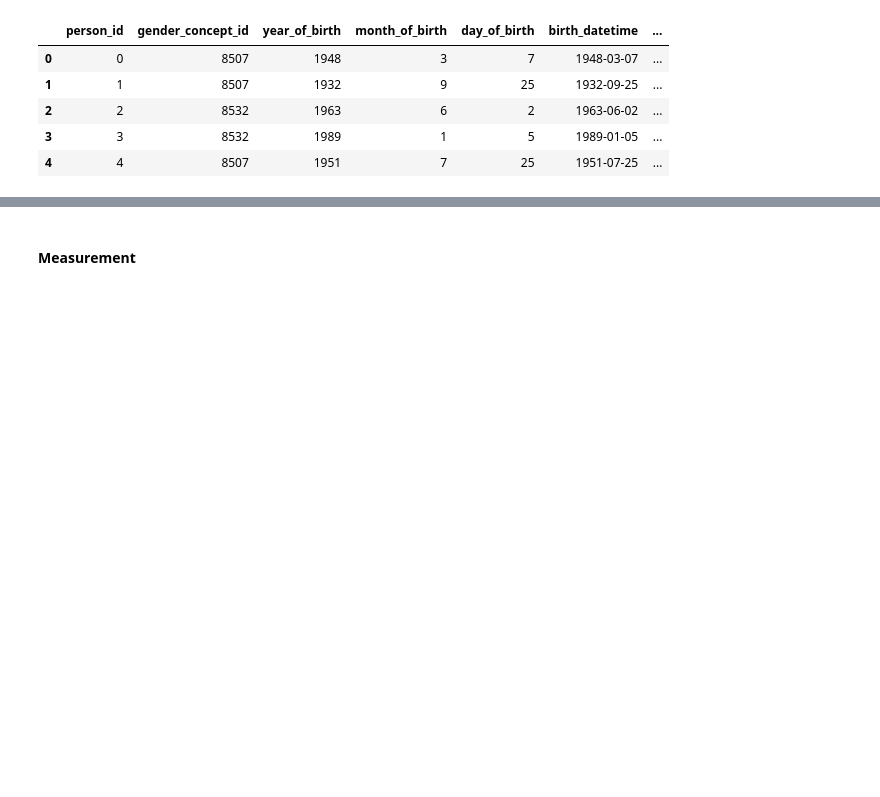
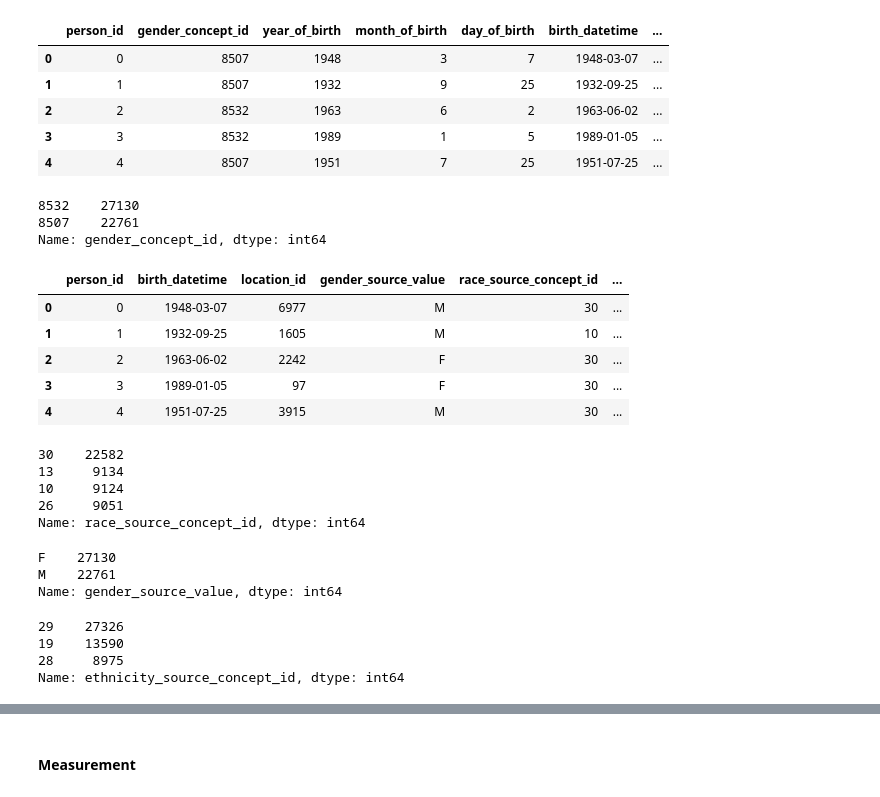
Before and after one commit to sd845/COVID-19-DREAM-Challenge, a Jupyter notebook: question1.ipynb, the cells around one changed output, grey strips where cells are left out. Saved outputs shown, nothing was run; the diff lists cells and outputs as text; code cells hidden in the pictures; blank space fills up the shorter version.

```diff
--- a/question1.ipynb
+++ b/question1.ipynb
@@ -252,3 +352,49 @@ person.head()
 | 2 | 2 | 8532 | 1963 | 6 | 2 | 1963-06-02 | ... |
 | 3 | 3 | 8532 | 1989 | 1 | 5 | 1989-01-05 | ... |
 | 4 | 4 | 8507 | 1951 | 7 | 25 | 1951-07-25 | ... |
+# %%
+person.gender_concept_id.value_counts()
+# %% [output]
+8532    27130
+8507    22761
+Name: gender_concept_id, dtype: int64
+# %%
+person.drop(columns=['gender_concept_id', 'year_of_birth', 'month_of_birth',
+       'day_of_birth', 'race_concept_id',
+       'ethnicity_concept_id', 'provider_id', 'care_site_id',
+       'person_source_value',
+       'gender_source_concept_id', 'race_source_value',
+       'ethnicity_source_value'], inplace=True)
+# %%
+person.head()
+# %% [output]
+|  | person_id | birth_datetime | location_id | gender_source_value | race_source_concept_id | ... |
+| 0 | 0 | 1948-03-07 | 6977 | M | 30 | ... |
+| 1 | 1 | 1932-09-25 | 1605 | M | 10 | ... |
+| 2 | 2 | 1963-06-02 | 2242 | F | 30 | ... |
+| 3 | 3 | 1989-01-05 | 97 | F | 30 | ... |
+| 4 | 4 | 1951-07-25 | 3915 | M | 30 | ... |
+# %%
+# what are all the races?
+person.race_source_concept_id.value_counts()
+# %% [output]
+30    22582
+13     9134
+10     9124
+26     9051
+Name: race_source_concept_id, dtype: int64
+# %%
+# what are all the genders?
+person.gender_source_value.value_counts()
+# %% [output]
+F    27130
+M    22761
+Name: gender_source_value, dtype: int64
+# %%
+# what are all the ethnicities
+person.ethnicity_source_concept_id.value_counts()
+# %% [output]
+29    27326
+19    13590
+28     8975
+Name: ethnicity_source_concept_id, dtype: int64
```
Also changed, not shown: parts of 40 cells of this notebook.
